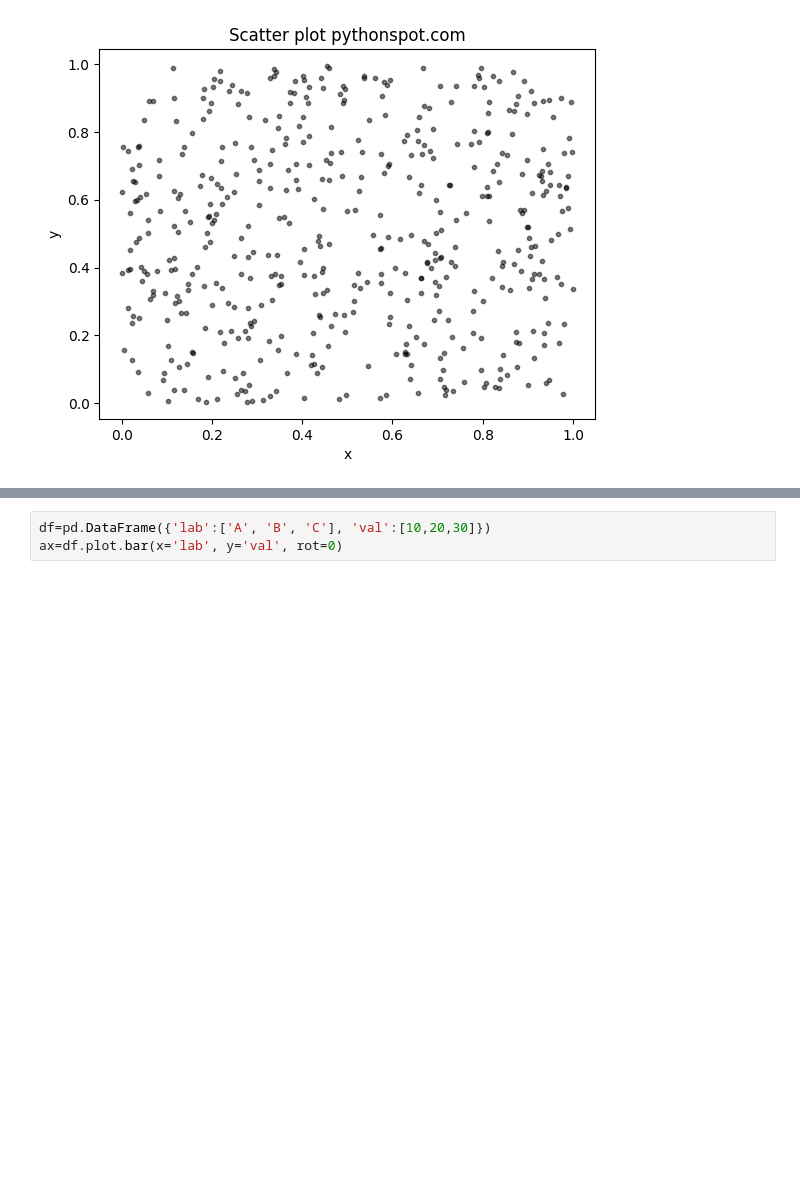
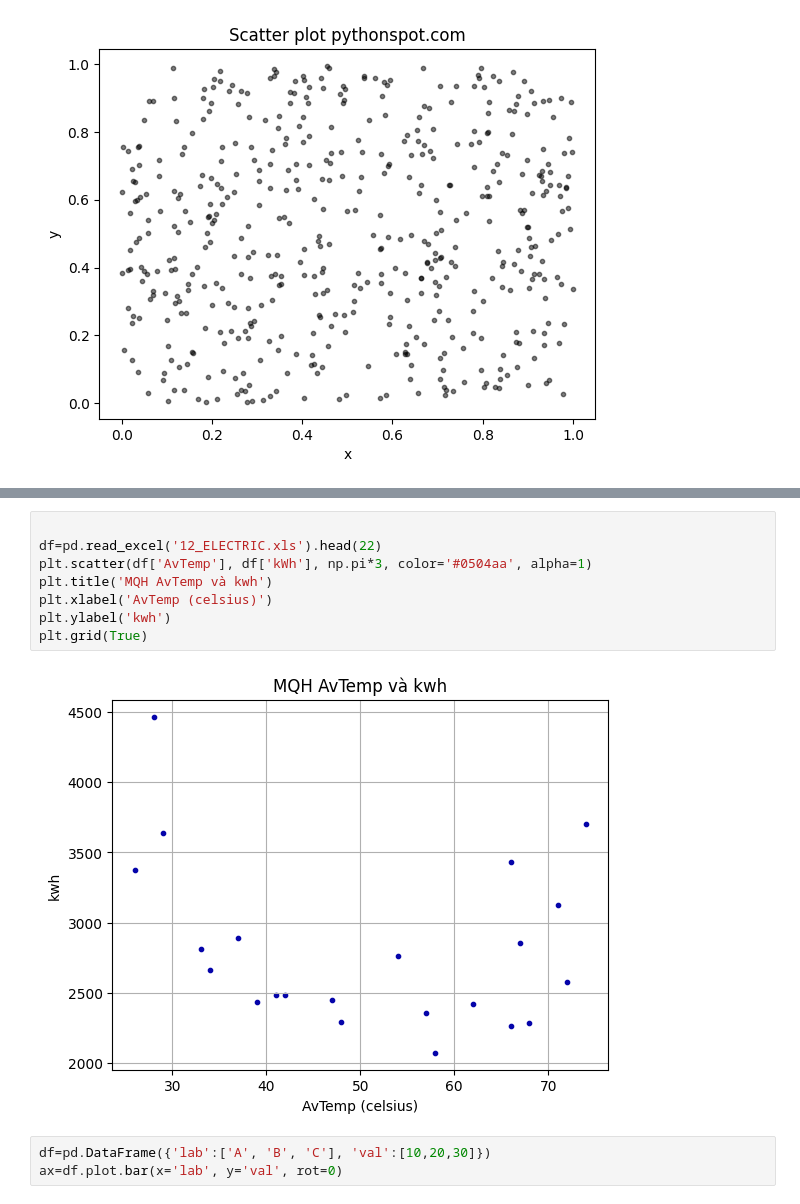
Before and after one commit to HanhDuyen123/computer_statics, a Jupyter notebook: Lab2_TranThiHanhDuyen/lab2.ipynb, the cells around one changed output, grey strips where cells are left out. Cells and saved outputs as stored; diff of their text form; blank space fills up the shorter version.

```diff
--- a/Lab2_TranThiHanhDuyen/lab2.ipynb
+++ b/Lab2_TranThiHanhDuyen/lab2.ipynb
@@ -110,3 +106,13 @@ plt.show()
+# %%
+
+df=pd.read_excel('12_ELECTRIC.xls').head(22)
+plt.scatter(df['AvTemp'], df['kWh'], np.pi*3, color='#0504aa', alpha=1)
+plt.title('MQH AvTemp và kwh')
+plt.xlabel('AvTemp (celsius)')
+plt.ylabel('kwh')
+plt.grid(True)
+# %% [output]
+[figure, added]
 # %%
 df=pd.DataFrame({'lab':['A', 'B', 'C'], 'val':[10,20,30]})
 ax=df.plot.bar(x='lab', y='val', rot=0)
```
Also changed, not shown: parts of 8 cells of this notebook, 19 other files.
